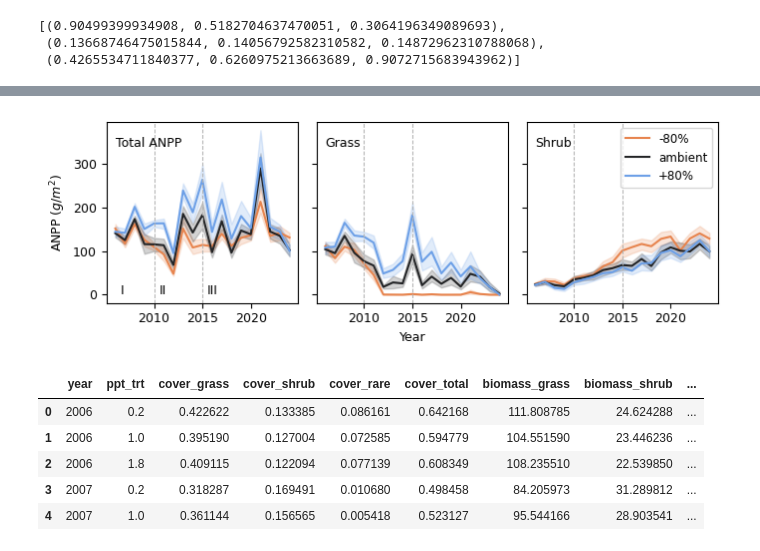
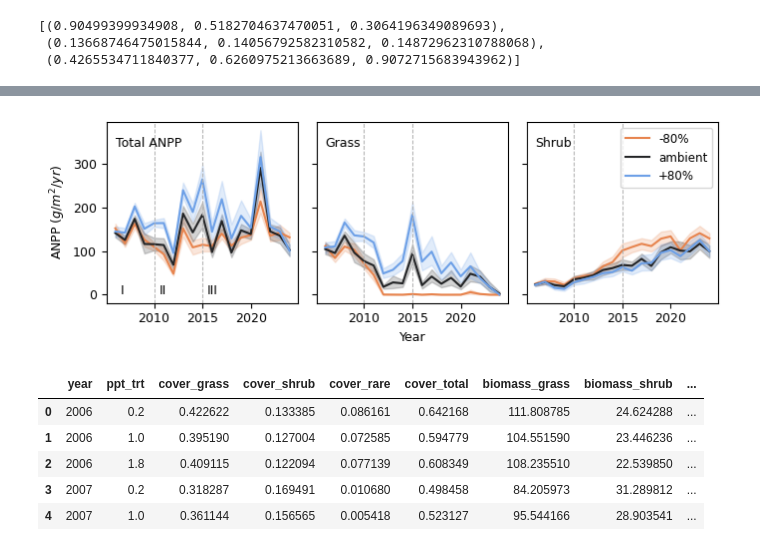
Before and after one commit to jornada-im/pubs-gc-ltreb, a Jupyter notebook: manuscripts/schadenfreude/Production.ipynb, the cells around one changed output, grey strips where cells are left out. Saved outputs shown, nothing was run; the diff lists cells and outputs as text; code cells hidden in the pictures.

```diff
--- a/manuscripts/schadenfreude/Production.ipynb
+++ b/manuscripts/schadenfreude/Production.ipynb
@@ -67,35 +67,35 @@ def add_phases(ax, ycoord, labels=True):
         ax.text(2006.5, ycoord, "I")
         ax.text(2010.5, ycoord, "II")
         ax.text(2015.5, ycoord, "III")
 
 # Plot biomass/NPP for the experiment,
 # including total, grass, and shrub
 plt.rcParams.update({'font.size':9})
 fig, ax = plt.subplots(1, 3, figsize=(7,2.5), sharey=True)
 a1 = sns.lineplot(data=df, ax=ax[0], x="year", y="biomass_total",
                   hue="PPT treatment", errorbar=('ci', 95), legend=False)
 add_phases(a1, 0)
 a2 = sns.lineplot(data=df, ax=ax[1], x="year", y="biomass_grass",
                   hue="PPT treatment", errorbar=('ci', 95), legend=False)
 add_phases(a2, 0, labels=False)
 a3 = sns.lineplot(data=df, ax=ax[2], x="year", y="biomass_shrub",
                   hue="PPT treatment", errorbar=('ci', 95))
 add_phases(a3, 0, labels=False)
 
 a1.set(xlabel=None)
-a1.set(ylabel="ANPP ($g/m^2$)")
+a1.set(ylabel="ANPP ($g/m^2/yr$)")
 a2.set(xlabel='Year')
 a3.set(xlabel=None)
 a1.text(2006, 340, 'Total ANPP' )
 a2.text(2006, 340, 'Grass' )
 a3.text(2006, 340, 'Shrub' )
 a3.legend(loc=1, prop={'size': 8.5})
 plt.tight_layout()
 
 plt.savefig(out_path + '/figs/figS1.jpg', dpi=400, facecolor='w', )
 plt.savefig(out_path + '/figs/figS1.pdf', dpi=400, facecolor='w', )
 # %% [output]
-[figure, old version]
+[figure, new version]
 # %%
 # Calculate ppt-treatment-level mean and confidence intervals (drop wcat first)
 df_means, q975, q025 = hf.ppt_trt_rel_means(df.drop('PPT treatment', axis=1))
```
Also changed, not shown: parts of 3 cells of this notebook, 1 other file.
